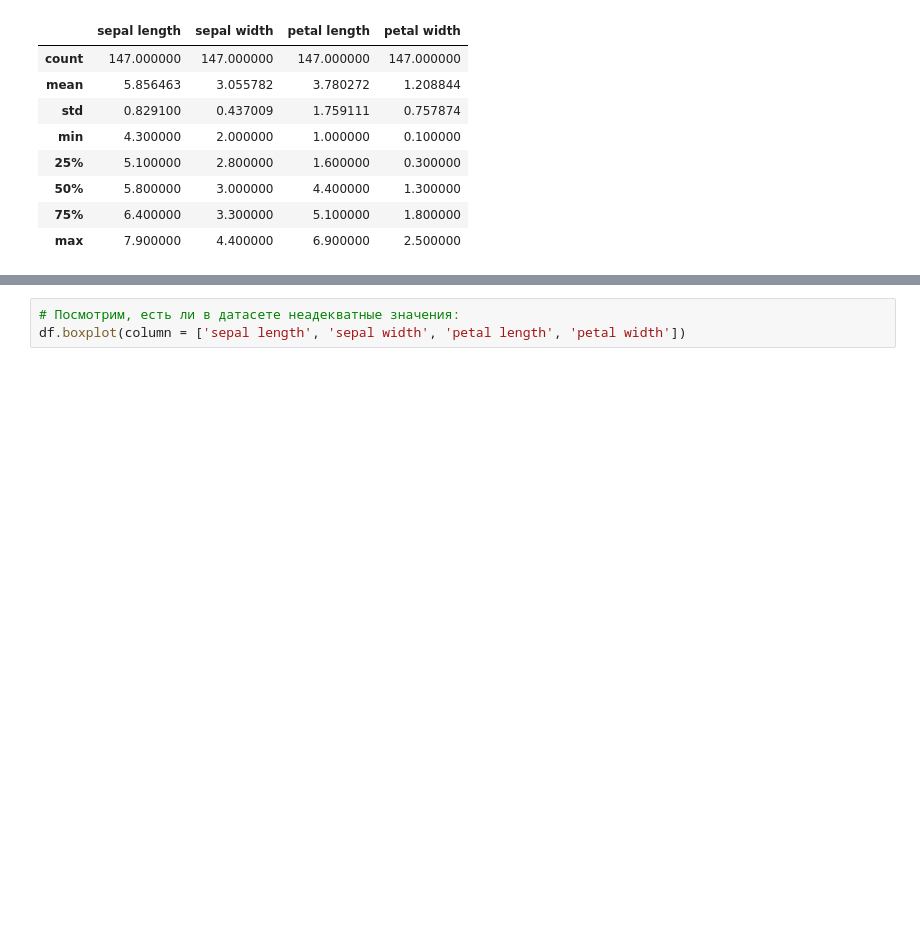
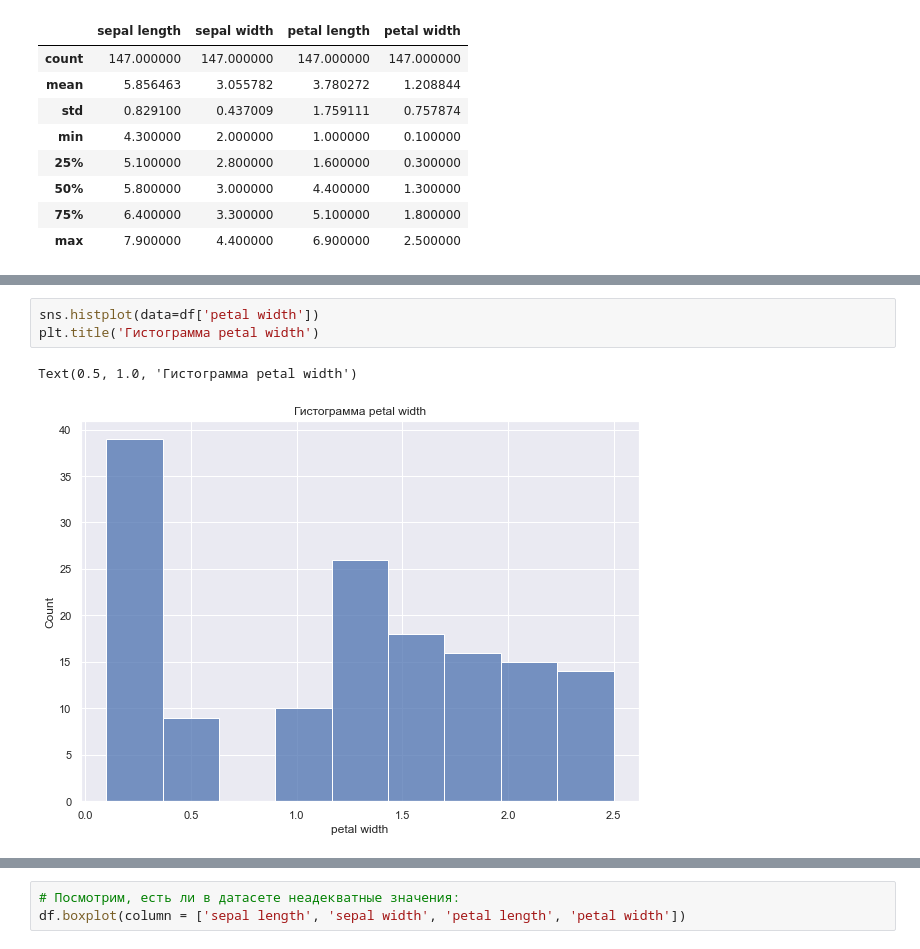
Before and after one commit to VladislavEpifanow/ML-Lab1-, a Jupyter notebook: Lab1_ML.ipynb, the cells around one changed output, grey strips where cells are left out. Cells and saved outputs as stored; diff of their text form; blank space fills up the shorter version.

```diff
--- a/Lab1_ML.ipynb
+++ b/Lab1_ML.ipynb
@@ -92,0 +117,6 @@ df.describe()
+# %%
+sns.histplot(data=df['petal width'])
+plt.title('Гистограмма petal width')
+# %% [output]
+Text(0.5, 1.0, 'Гистограмма petal width')
+[figure, added]
```
Also changed, not shown: parts of 10 cells of this notebook.
